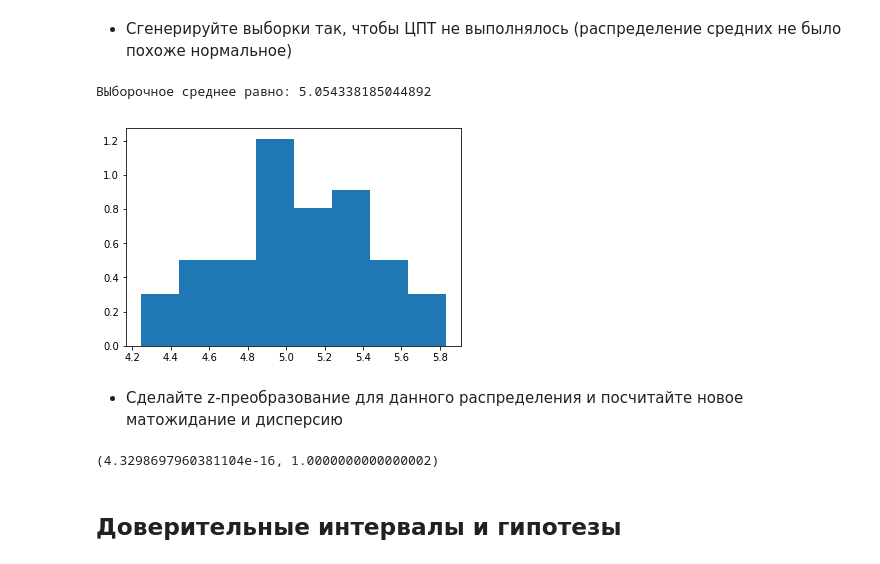
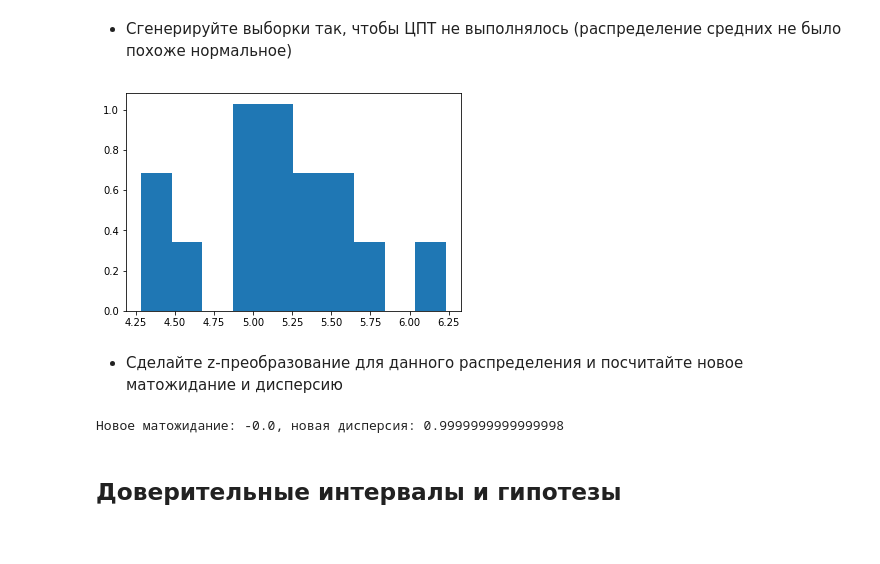
Before and after one commit to dsemen/netology, a Jupyter notebook: hw2_stats.ipynb, the cells around one changed output. Cells and saved outputs as stored; diff of their text form; code cells hidden in the pictures.

```diff
--- a/hw2_stats.ipynb
+++ b/hw2_stats.ipynb
@@ -146,26 +157,32 @@ print("ВЫборочное среднее равно: {}".format(np.array(mean)
 # %% [markdown]
 - Сгенерируйте выборки так, чтобы ЦПТ не выполнялось (распределение средних не было похоже нормальное)
 # %%
+norm_1 = stats.norm(5, 2)
+norm_2 = stats.norm(2, 1)
+means = []
+for i in range(15):
+    sample = norm_1.rvs(10)
+    means.append(sample.mean())
 
-norm_rv = stats.norm(5,2)
-var=[]
-mean=[]
-for i in range(50):
-    sample = norm_rv.rvs(30)
-    mean.append(sample.mean())
-plt.hist(mean,bins=8,density=True)
-print("ВЫборочное среднее равно: {}".format(np.array(mean).mean()))
+plt.hist(means, density=True)
+plt.show()
 # %% [output]
-ВЫборочное среднее равно: 5.054338185044892
-[figure, old version]
+[figure, new version]
 # %% [markdown]
 - Сделайте z-преобразование для данного распределения и посчитайте новое матожидание и дисперсию
-# %%
-expon_rv = stats.expon(3)
-new_rv = np.array([(sample[i] - sample.mean())/sample.std() for i in range(len(sample))])
-new_rv.mean(), new_rv.var()
-# %% [output]
-(4.3298697960381104e-16, 1.0000000000000002)
+# %%
+expon_rv = stats.expon(3)
+sample = expon_rv.rvs(100)
+mean = sample.mean()
+var = sample.var() ** .5
+new_rv = []
+[ new_rv.append((val - mean)/var) for val in sample ]
+new_rv = np.array(new_rv)
+new_mean = round(new_rv.mean(), 3)
+new_var = new_rv.var() ** .5
+print(f'Новое матожидание: {new_mean}, новая дисперсия: {new_var}')
+# %% [output]
+Новое матожидание: -0.0, новая дисперсия: 0.9999999999999998
 # %% [markdown]
 ## Доверительные интервалы и гипотезы
 # %% [markdown]
```
Also changed, not shown: parts of 9 cells of this notebook.
